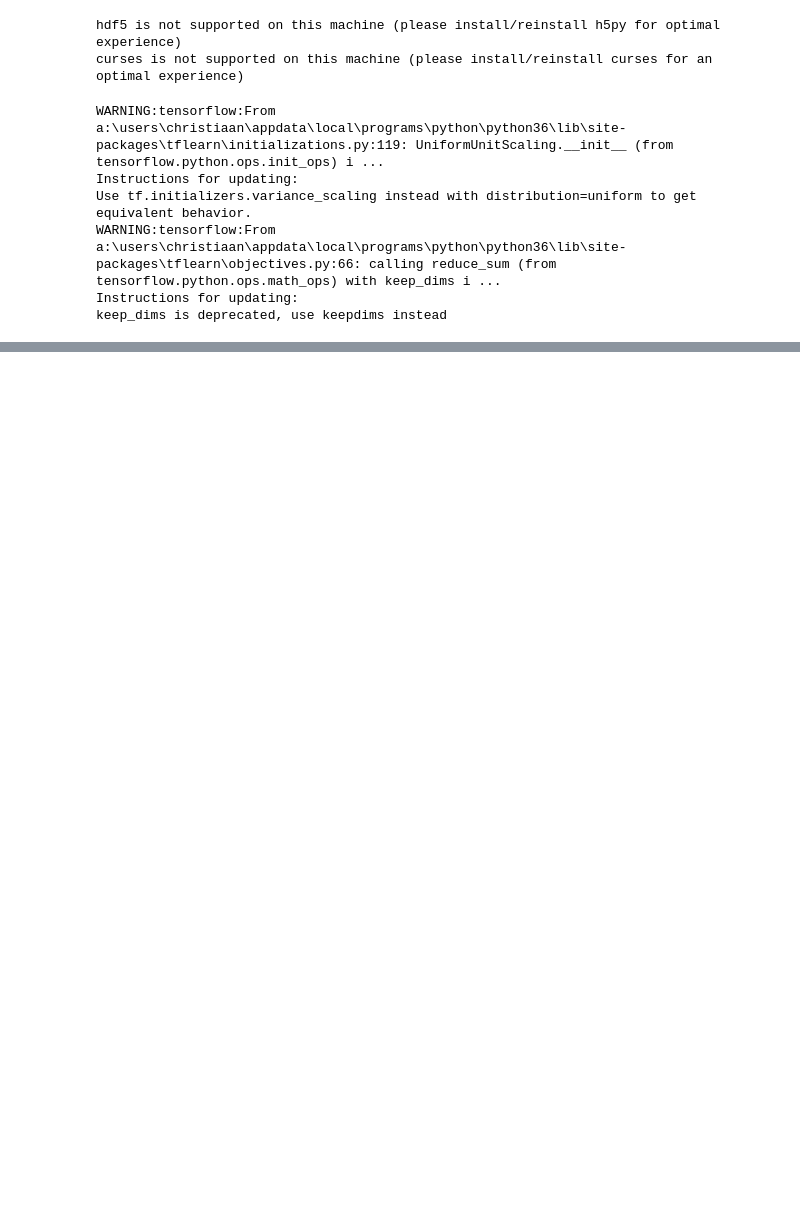
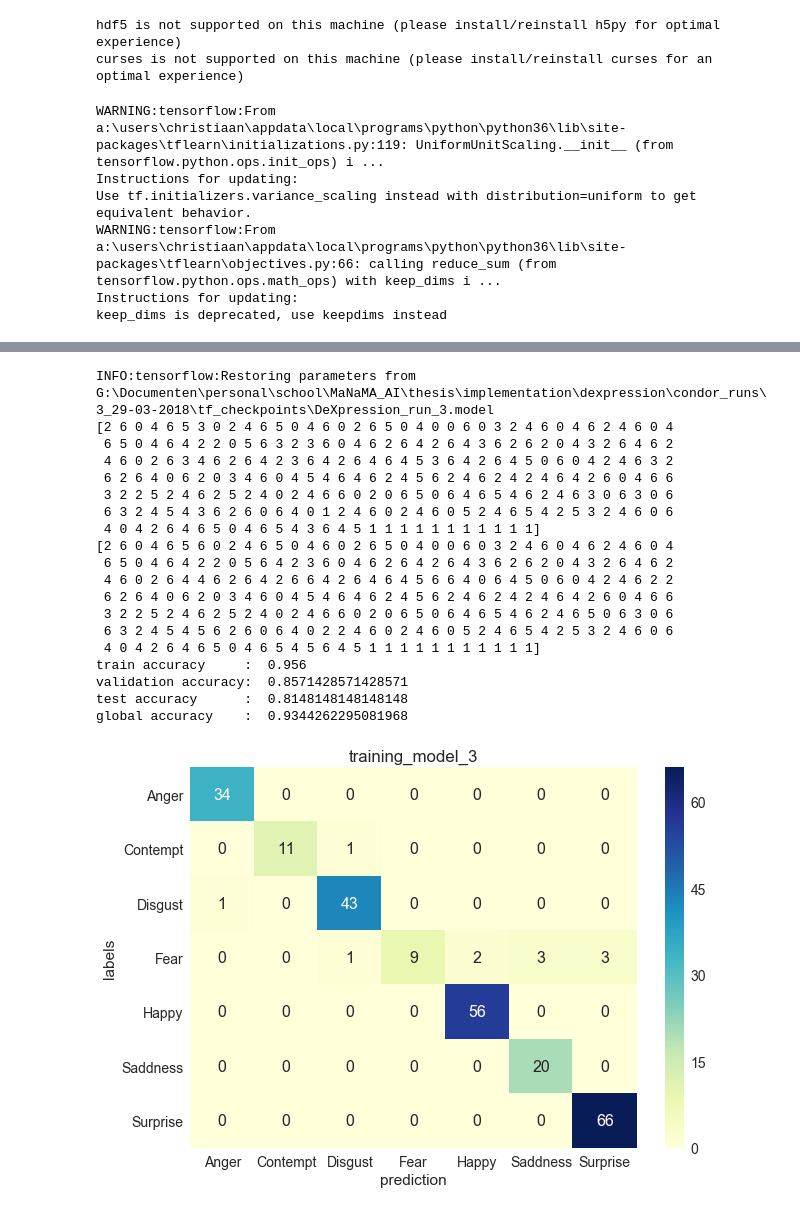
Before and after one commit to Jeanbverr/Thesis_Christiaan_Jean, a Jupyter notebook: Custom_Dexpression/evaluate_Dexpression_model.ipynb, the cells around one changed output, grey strips where cells are left out. Cells and saved outputs as stored; diff of their text form; code cells hidden in the pictures; blank space fills up the shorter version.

```diff
--- a/Custom_Dexpression/evaluate_Dexpression_model.ipynb
+++ b/Custom_Dexpression/evaluate_Dexpression_model.ipynb
@@ -184,0 +318,24 @@ print(np.round(conf_mat_norm,decimals = 5))
+# %%
+model1.load('./tf_checkpoints/DeXpression_run_3.model')
+full_model_analysis(divided_data,model1,3)
+# %% [output]
+INFO:tensorflow:Restoring parameters from G:\Documenten\personal\school\MaNaMA_AI\thesis\implementation\dexpression\condor_runs\3_29-03-2018\tf_checkpoints\DeXpression_run_3.model
+[2 6 0 4 6 5 3 0 2 4 6 5 0 4 6 0 2 6 5 0 4 0 0 6 0 3 2 4 6 0 4 6 2 4 6 0 4
+ 6 5 0 4 6 4 2 2 0 5 6 3 2 3 6 0 4 6 2 6 4 2 6 4 3 6 2 6 2 0 4 3 2 6 4 6 2
+ 4 6 0 2 6 3 4 6 2 6 4 2 3 6 4 2 6 4 6 4 5 3 6 4 2 6 4 5 0 6 0 4 2 4 6 3 2
+ 6 2 6 4 0 6 2 0 3 4 6 0 4 5 4 6 4 6 2 4 5 6 2 4 6 2 4 2 4 6 4 2 6 0 4 6 6
+ 3 2 2 5 2 4 6 2 5 2 4 0 2 4 6 6 0 2 0 6 5 0 6 4 6 5 4 6 2 4 6 3 0 6 3 0 6
+ 6 3 2 4 5 4 3 6 2 6 0 6 4 0 1 2 4 6 0 2 4 6 0 5 2 4 6 5 4 2 5 3 2 4 6 0 6
+ 4 0 4 2 6 4 6 5 0 4 6 5 4 3 6 4 5 1 1 1 1 1 1 1 1 1 1 1]
+[2 6 0 4 6 5 6 0 2 4 6 5 0 4 6 0 2 6 5 0 4 0 0 6 0 3 2 4 6 0 4 6 2 4 6 0 4
+ 6 5 0 4 6 4 2 2 0 5 6 4 2 3 6 0 4 6 2 6 4 2 6 4 3 6 2 6 2 0 4 3 2 6 4 6 2
+ 4 6 0 2 6 4 4 6 2 6 4 2 6 6 4 2 6 4 6 4 5 6 6 4 0 6 4 5 0 6 0 4 2 4 6 2 2
+ 6 2 6 4 0 6 2 0 3 4 6 0 4 5 4 6 4 6 2 4 5 6 2 4 6 2 4 2 4 6 4 2 6 0 4 6 6
+ 3 2 2 5 2 4 6 2 5 2 4 0 2 4 6 6 0 2 0 6 5 0 6 4 6 5 4 6 2 4 6 5 0 6 3 0 6
+ 6 3 2 4 5 4 5 6 2 6 0 6 4 0 2 2 4 6 0 2 4 6 0 5 2 4 6 5 4 2 5 3 2 4 6 0 6
+ 4 0 4 2 6 4 6 5 0 4 6 5 4 5 6 4 5 1 1 1 1 1 1 1 1 1 1 1]
+train accuracy     :  0.956
+validation accuracy:  0.8571428571428571
+test accuracy      :  0.8148148148148148
+global accuracy    :  0.9344262295081968
+[figure, added]
```
Also changed, not shown: parts of 26 cells of this notebook, 11 other files.
